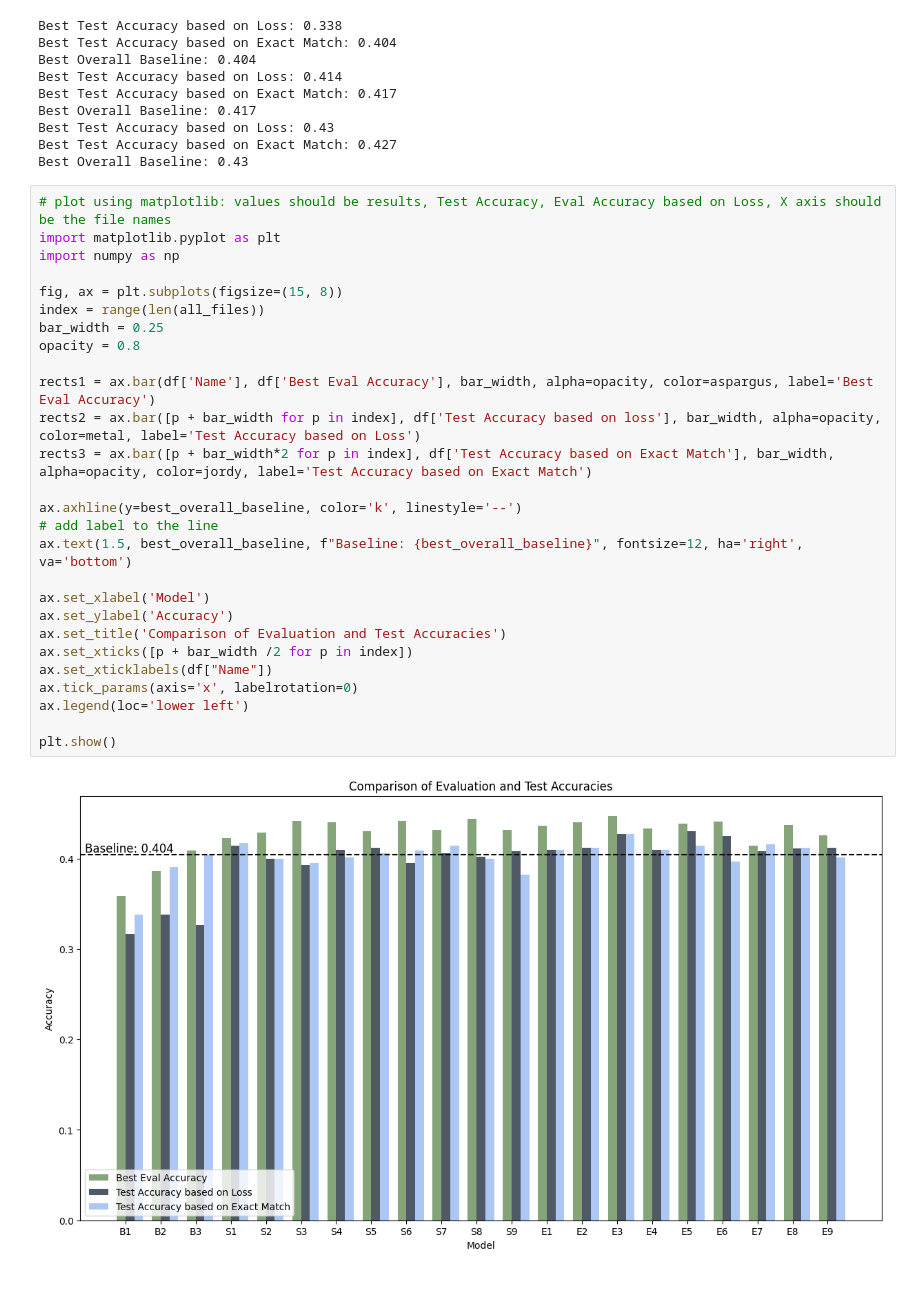
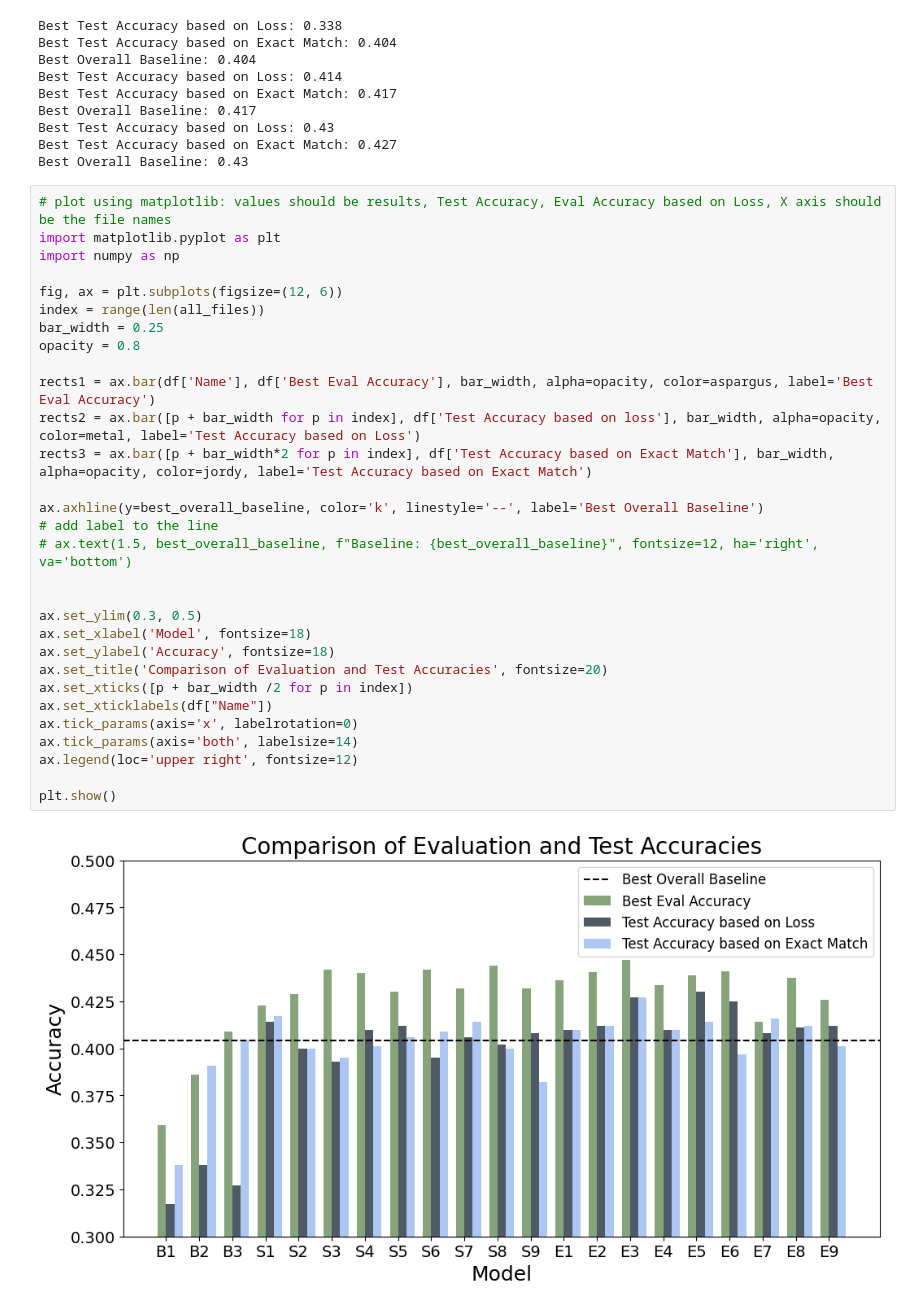
Before and after one commit to tomlpieper/ba, a Jupyter notebook: plotting.ipynb, the cells around one changed output. Drawn from its saved outputs; the diff is of its cells as text.

```diff
--- a/plotting.ipynb
+++ b/plotting.ipynb
@@ -465,29 +612,32 @@ Best Overall Baseline: 0.43
 # %%
 # plot using matplotlib: values should be results, Test Accuracy, Eval Accuracy based on Loss, X axis should be the file names
 import matplotlib.pyplot as plt
 import numpy as np
 
-fig, ax = plt.subplots(figsize=(15, 8))
+fig, ax = plt.subplots(figsize=(12, 6))
 index = range(len(all_files))
 bar_width = 0.25
 opacity = 0.8
 
 rects1 = ax.bar(df['Name'], df['Best Eval Accuracy'], bar_width, alpha=opacity, color=aspargus, label='Best Eval Accuracy')
 rects2 = ax.bar([p + bar_width for p in index], df['Test Accuracy based on loss'], bar_width, alpha=opacity, color=metal, label='Test Accuracy based on Loss')
 rects3 = ax.bar([p + bar_width*2 for p in index], df['Test Accuracy based on Exact Match'], bar_width, alpha=opacity, color=jordy, label='Test Accuracy based on Exact Match')
 
-ax.axhline(y=best_overall_baseline, color='k', linestyle='--')
+ax.axhline(y=best_overall_baseline, color='k', linestyle='--', label='Best Overall Baseline')
 # add label to the line
-ax.text(1.5, best_overall_baseline, f"Baseline: {best_overall_baseline}", fontsize=12, ha='right', va='bottom')
+# ax.text(1.5, best_overall_baseline, f"Baseline: {best_overall_baseline}", fontsize=12, ha='right', va='bottom')
 
-ax.set_xlabel('Model')
-ax.set_ylabel('Accuracy')
-ax.set_title('Comparison of Evaluation and Test Accuracies')
+
+ax.set_ylim(0.3, 0.5)
+ax.set_xlabel('Model', fontsize=18)
+ax.set_ylabel('Accuracy', fontsize=18)
+ax.set_title('Comparison of Evaluation and Test Accuracies', fontsize=20)
 ax.set_xticks([p + bar_width /2 for p in index])
 ax.set_xticklabels(df["Name"])
 ax.tick_params(axis='x', labelrotation=0)
-ax.legend(loc='lower left')
+ax.tick_params(axis='both', labelsize=14)
+ax.legend(loc='upper right', fontsize=12)
 
 plt.show()
 # %% [output]
-[figure, old version]
+[figure, new version]
```
Also changed, not shown: parts of 11 cells of this notebook, 3 other files.
